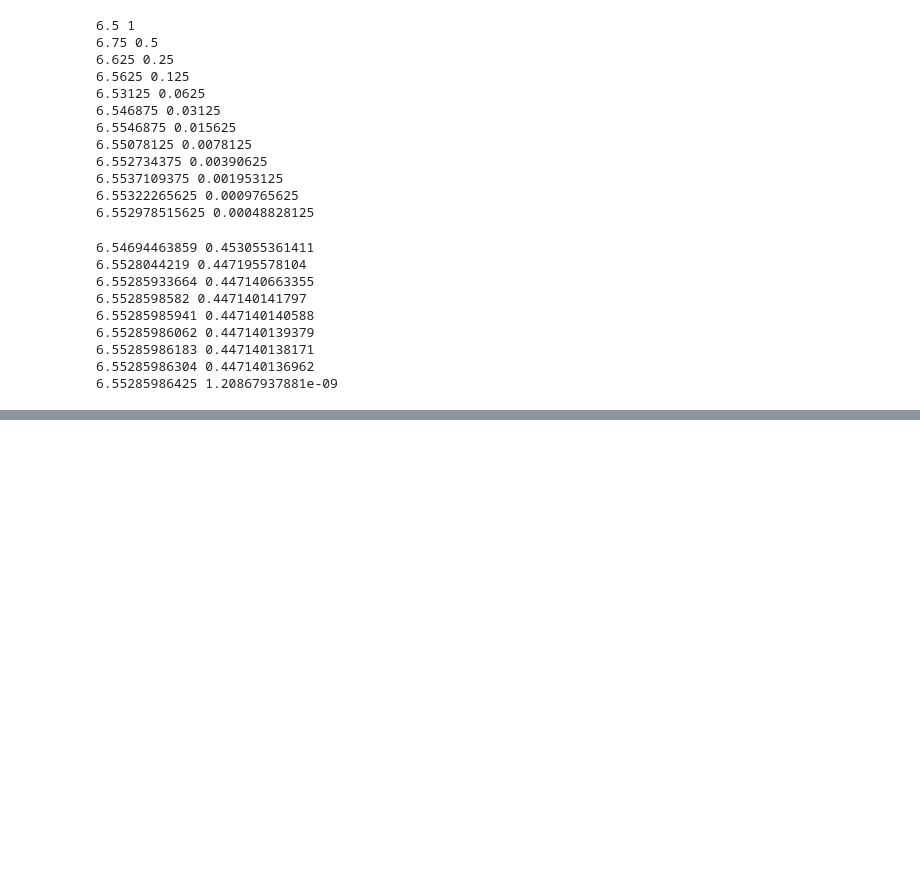
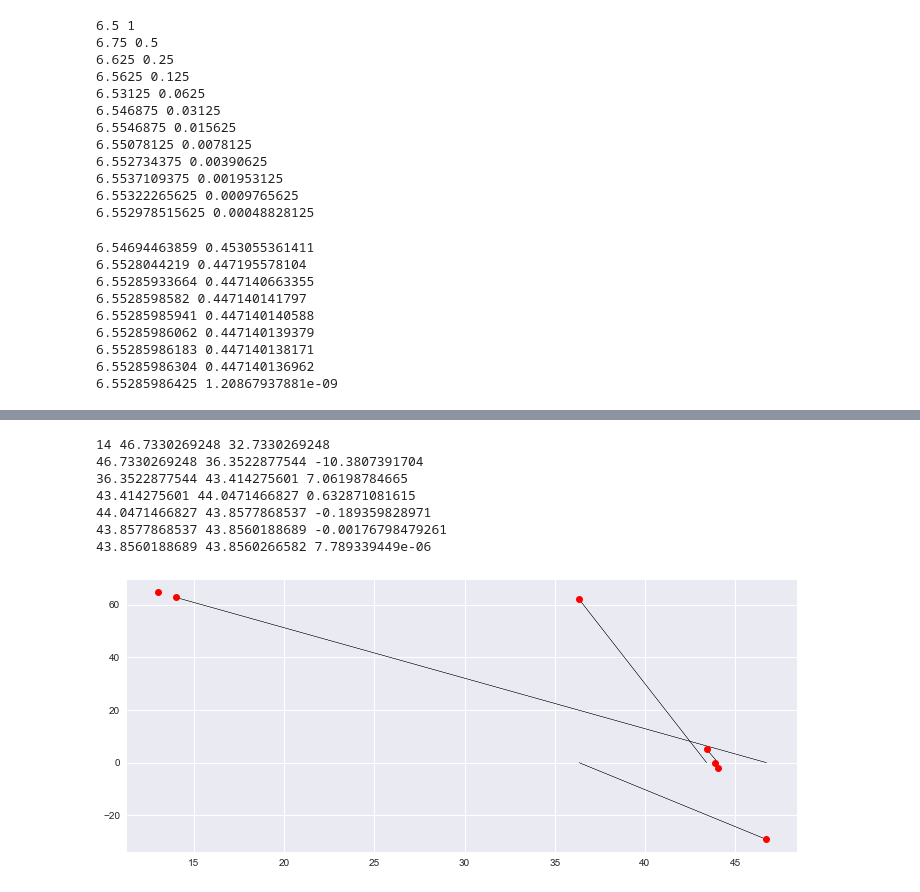
Before and after one commit to skyfielders/astronomy-notebooks, a Jupyter notebook: Talks/2018-08-pybay.ipynb, the cells around one changed output, grey strips where cells are left out. Drawn from its saved outputs; the diff is of its cells as text; code cells hidden in the pictures; blank space fills up the shorter version.

```diff
--- a/Talks/2018-08-pybay.ipynb
+++ b/Talks/2018-08-pybay.ipynb
@@ -193,0 +196,9 @@ while abs(h1 - h0) > 1/3600:
+# %%
+h0 = 13
+h1 = 14
+while abs(h1 - h0) > 1/3600:
+    num = h0 * f(h1) - h1 * f(h0)
+    denom = f(h1) - f(h0)
+    hh = num / denom
+    h0, h1 = h1, hh
+    print(h0, h1, h1-h0)
@@ -193,0 +213,20 @@ while abs(h1 - h0) > 1/3600:
+# %%
+h0 = 13
+h1 = 14
+while abs(h1 - h0) > 1/3600:
+    plot(h0, f(h0), 'ro')
+    num = h0 * f(h1) - h1 * f(h0)
+    denom = f(h1) - f(h0)
+    hh = num / denom
+    arrow(h1, f(h1), (hh - h1), -f(h1))
+    h0, h1 = h1, hh
+    print(h0, h1, h1-h0)
+# %% [output]
+14 46.7330269248 32.7330269248
+46.7330269248 36.3522877544 -10.3807391704
+36.3522877544 43.414275601 7.06198784665
+43.414275601 44.0471466827 0.632871081615
+44.0471466827 43.8577868537 -0.189359828971
+43.8577868537 43.8560188689 -0.00176798479261
+43.8560188689 43.8560266582 7.789339449e-06
+[figure, added]
```
Also changed, not shown: parts of 35 cells of this notebook, 1 other file.
